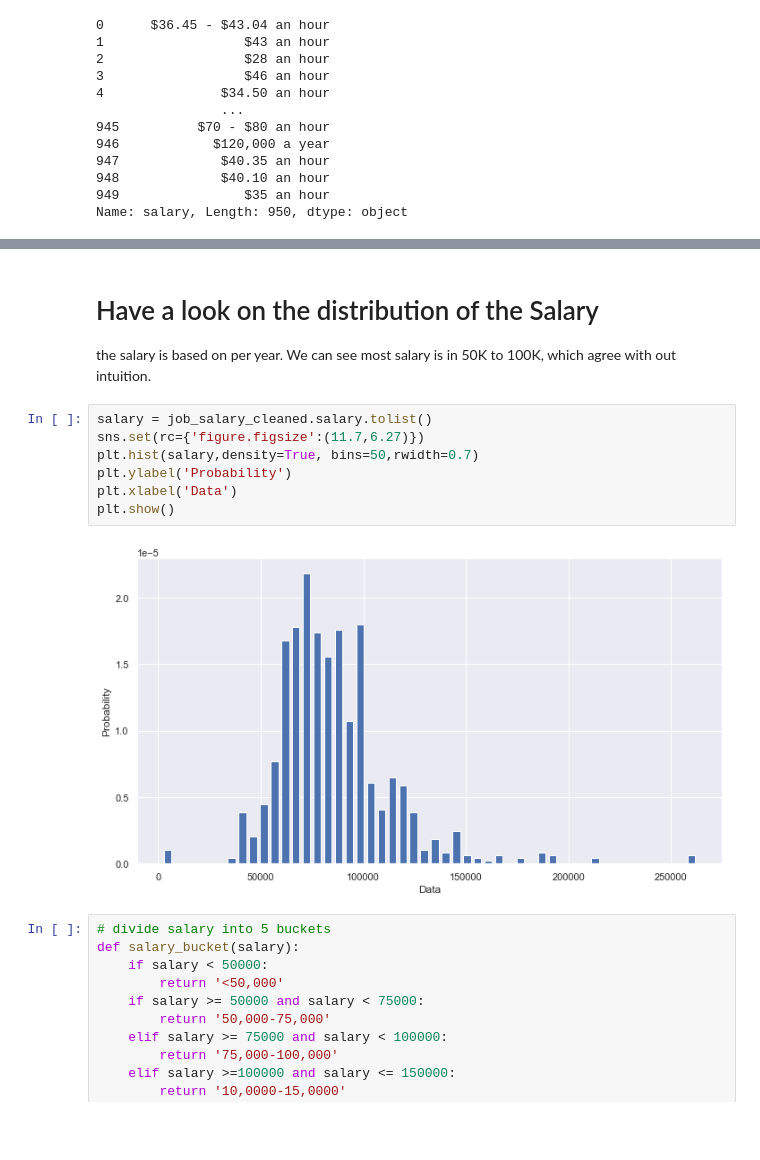
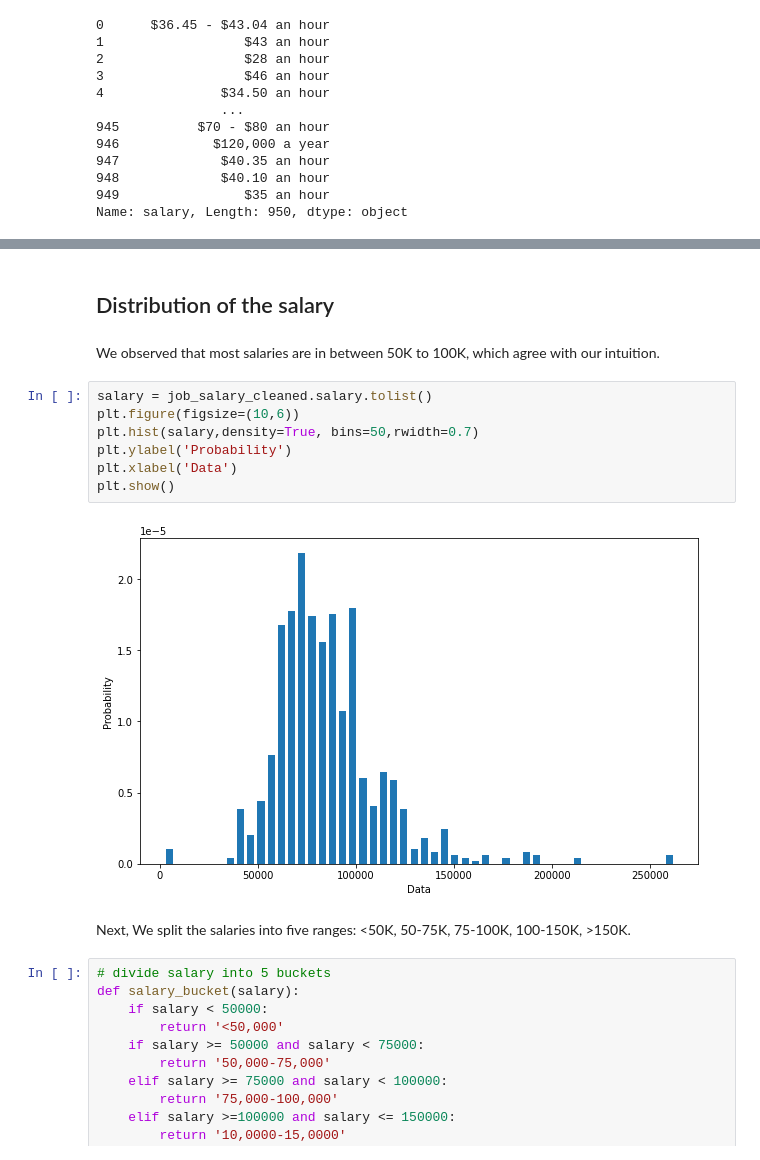
Before and after one commit to Hsieh-Cheng-Han/STA2453_Project1, a Jupyter notebook: report_notebook.ipynb, the cells around one changed output, grey strips where cells are left out. Saved outputs shown, nothing was run; the diff lists cells and outputs as text; blank space fills up the shorter version.

```diff
--- a/report_notebook.ipynb
+++ b/report_notebook.ipynb
@@ -47,16 +59,18 @@ job_salary_cleaned = convert_salary(job_salary)
-# %% [markdown]
-# Have a look on the distribution of the Salary
-
-the salary is based on per year. We can see most salary is in 50K to 100K, which agree with out intuition.
+# %% [markdown]
+## Distribution of the salary
+# %% [markdown]
+ We observed that most salaries are in between 50K to 100K, which agree with our intuition.
 # %%
 salary = job_salary_cleaned.salary.tolist()
-sns.set(rc={'figure.figsize':(11.7,6.27)})
+plt.figure(figsize=(10,6))
 plt.hist(salary,density=True, bins=50,rwidth=0.7)
 plt.ylabel('Probability')
 plt.xlabel('Data')
 plt.show()
 # %% [output]
-[figure, old version]
+[figure, new version]
+# %% [markdown]
+Next, We split the salaries into five ranges: <50K, 50-75K, 75-100K, 100-150K, >150K.
 # %%
 # divide salary into 5 buckets
 def salary_bucket(salary):
```
Also changed, not shown: parts of 33 cells of this notebook.
